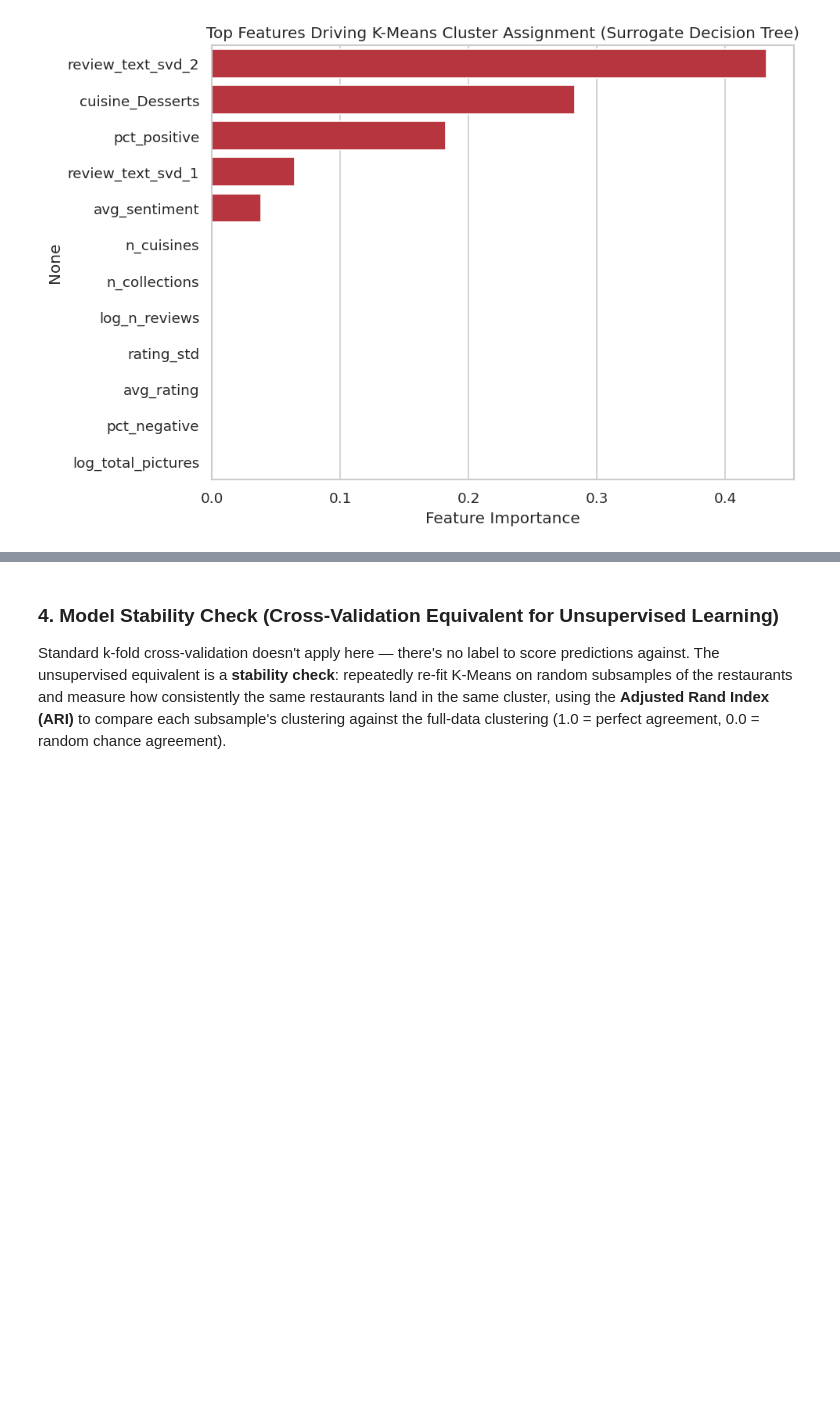
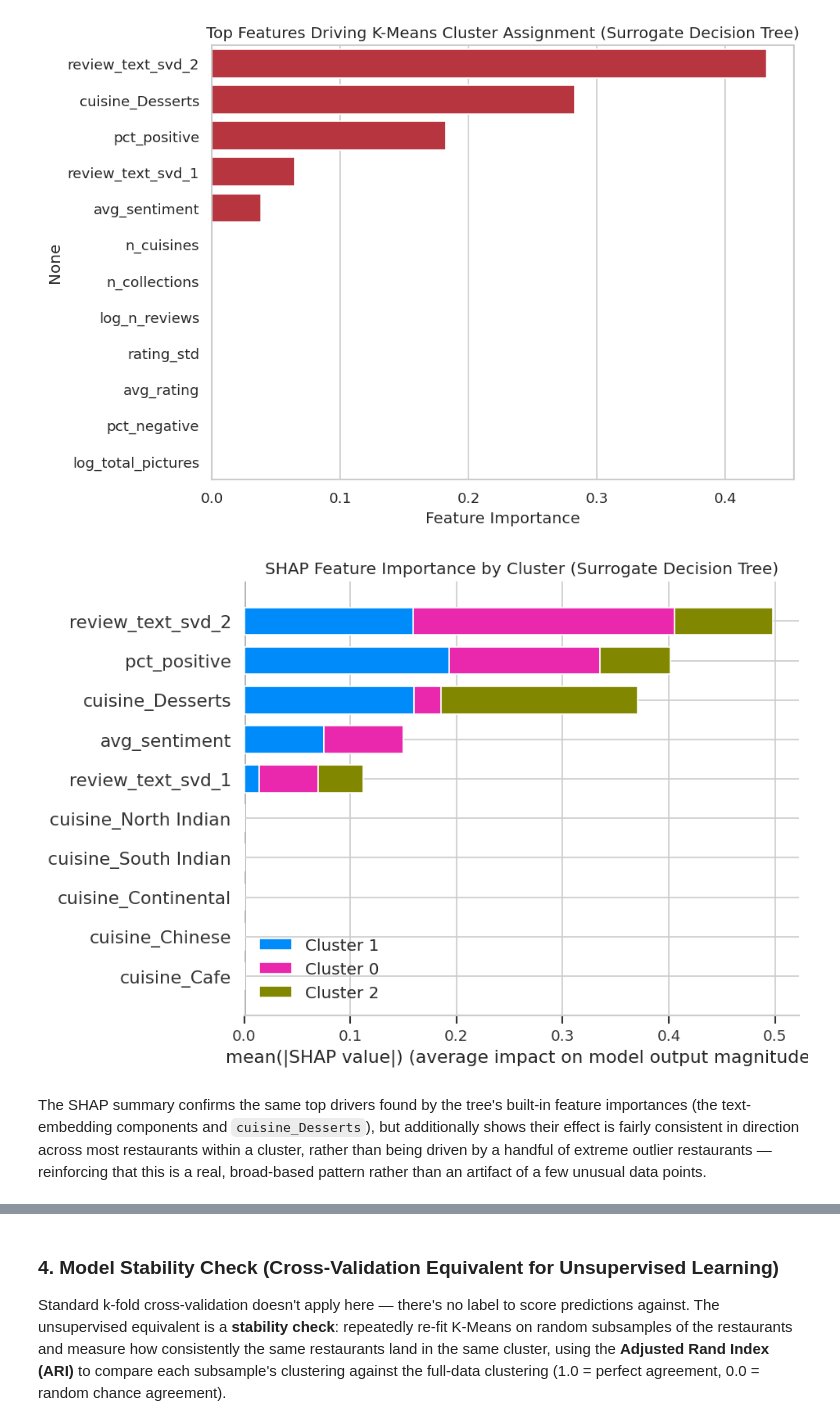
Before and after one commit to sandeep-sankhla20/zomato-restaurant-clustering, a Jupyter notebook: Sample_ML_Submission_Template.ipynb, the cells around one changed output, grey strips where cells are left out. Drawn from its saved outputs; the diff is of its cells as text; code cells hidden in the pictures; blank space fills up the shorter version.

```diff
--- a/Sample_ML_Submission_Template.ipynb
+++ b/Sample_ML_Submission_Template.ipynb
@@ -2331,4 +2365,37 @@ plt.show()
 # %% [output]
 Surrogate tree accuracy at reproducing K-Means labels: 0.988
 [figure]
+# %%
+# SHAP (SHapley Additive exPlanations) gives a more rigorous, theoretically-grounded feature
+# attribution than the tree's built-in feature_importances_ above -- it shows not just which
+# features matter, but how much each one pushed a given restaurant toward each specific cluster.
+# We explain the SAME surrogate tree fit above (not the K-Means model directly, since SHAP's
+# TreeExplainer needs a tree-based model, and K-Means itself has no notion of feature attribution).
+
+explainer = shap.TreeExplainer(surrogate_tree)
+shap_values = explainer.shap_values(X_train)
+
+# Handle both SHAP API versions: older releases return a list of per-class arrays; newer
+# releases return one array of shape (n_samples, n_features, n_classes).
+if isinstance(shap_values, list):
+    shap_values_per_class = shap_values
+else:
+    shap_values_per_class = [shap_values[:, :, c] for c in range(shap_values.shape[-1])]
+
+shap.summary_plot(
+    shap_values_per_class, X_train, plot_type="bar",
+    class_names=[f"Cluster {c}" for c in range(best_k)],
+    feature_names=FEATURE_COLS, max_display=10, show=False
+)
+plt.title("SHAP Feature Importance by Cluster (Surrogate Decision Tree)")
+plt.tight_layout()
+plt.show()
+# %% [output]
+[figure, added]
+# %% [markdown]
+The SHAP summary confirms the same top drivers found by the tree's built-in feature importances
+(the text-embedding components and `cuisine_Desserts`), but additionally shows their effect is
+fairly consistent in direction across most restaurants within a cluster, rather than being driven
+by a handful of extreme outlier restaurants — reinforcing that this is a real, broad-based pattern
+rather than an artifact of a few unusual data points.
 # %% [markdown]
```
Also changed, not shown: parts of 96 cells of this notebook.
